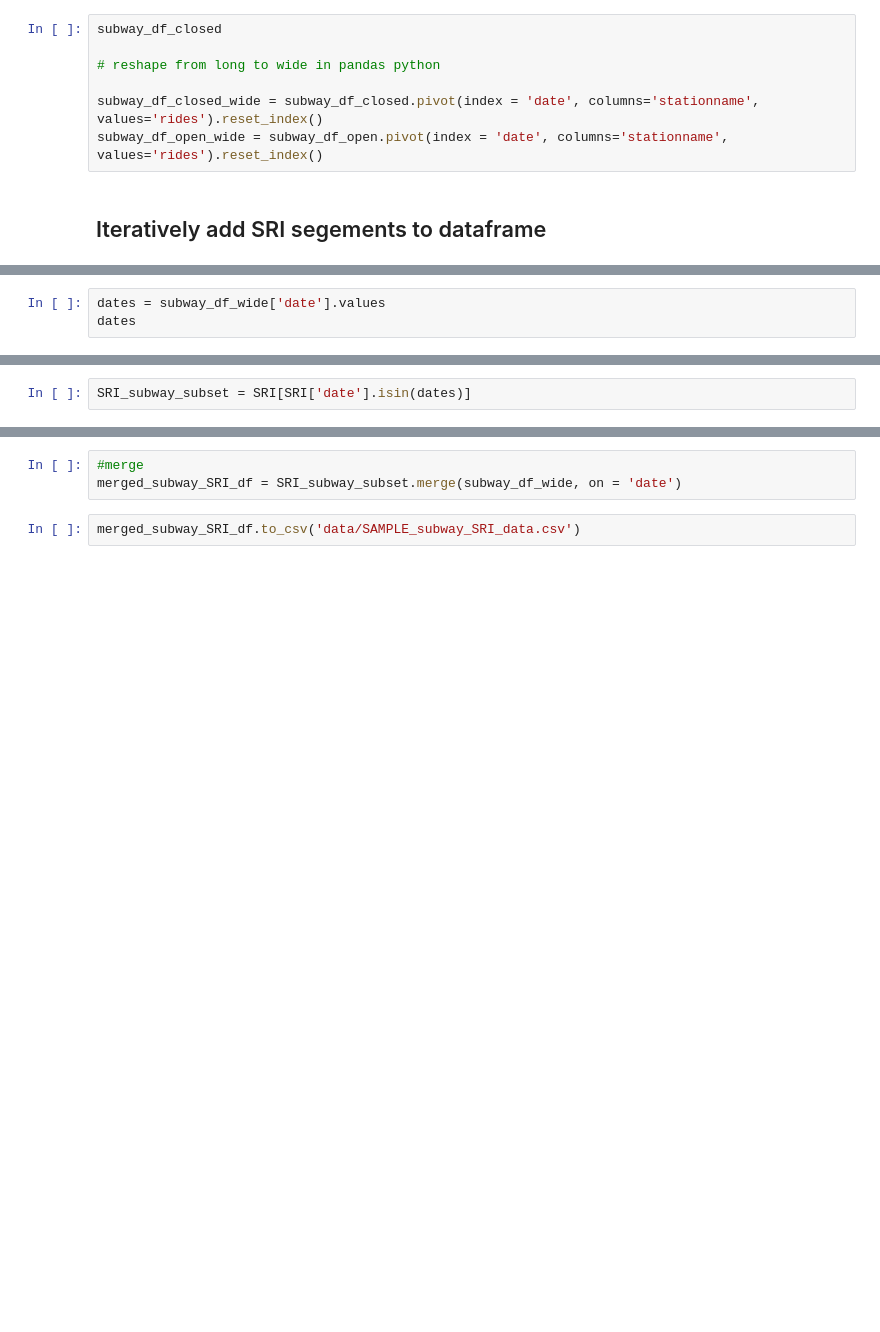
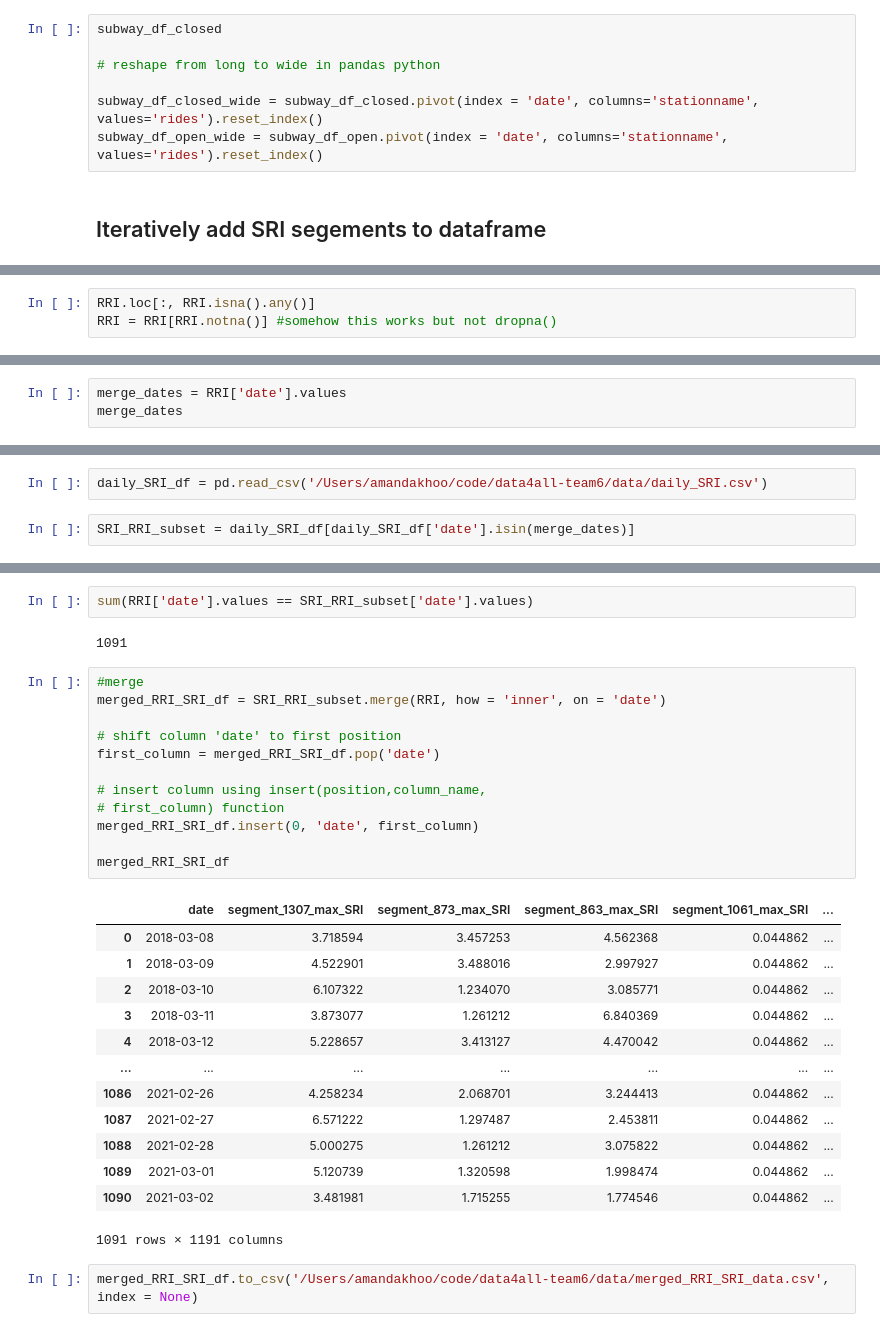
Before and after one commit to amandakhoo/data4all-team6, a Jupyter notebook: Reformatting Data for Model Building.ipynb, the cells around one changed output, grey strips where cells are left out. Drawn from its saved outputs; the diff is of its cells as text; blank space fills up the shorter version.

```diff
--- a/Reformatting Data for Model Building.ipynb
+++ b/Reformatting Data for Model Building.ipynb
@@ -143,0 +222,3 @@ daily_SRI_df
+# %%
+RRI.loc[:, RRI.isna().any()]
+RRI = RRI[RRI.notna()] #somehow this works but not dropna()
@@ -154,4 +317,4 @@ subway_df_wide['date'] = subway_df_wide['date'].dt.date.astype(str).values
 # %%
-dates = subway_df_wide['date'].values
-dates
+merge_dates = RRI['date'].values
+merge_dates
 # %% [output]
@@ -166,3 +323,5 @@ array(['2018-04-09', '2018-04-10', '2018-04-11', '2018-04-12',
+# %%
+daily_SRI_df = pd.read_csv('/Users/amandakhoo/code/data4all-team6/data/daily_SRI.csv')
 # %%
-SRI_subway_subset = SRI[SRI['date'].isin(dates)]
+SRI_RRI_subset = daily_SRI_df[daily_SRI_df['date'].isin(merge_dates)]
 # %%
@@ -188,6 +347,33 @@ Wilson                 float64
 Length: 145, dtype: object
+# %%
+sum(RRI['date'].values == SRI_RRI_subset['date'].values)
+# %% [output]
+1091
 # %%
 #merge
-merged_subway_SRI_df = SRI_subway_subset.merge(subway_df_wide, on = 'date')
+merged_RRI_SRI_df = SRI_RRI_subset.merge(RRI, how = 'inner', on = 'date')
+
+# shift column 'date' to first position
+first_column = merged_RRI_SRI_df.pop('date')
+
+# insert column using insert(position,column_name,
+# first_column) function
+merged_RRI_SRI_df.insert(0, 'date', first_column)
+
+merged_RRI_SRI_df
+# %% [output]
+|  | date | segment_1307_max_SRI | segment_873_max_SRI | segment_863_max_SRI | segment_1061_max_SRI | ... |
+| 0 | 2018-03-08 | 3.718594 | 3.457253 | 4.562368 | 0.044862 | ... |
+| 1 | 2018-03-09 | 4.522901 | 3.488016 | 2.997927 | 0.044862 | ... |
+| 2 | 2018-03-10 | 6.107322 | 1.234070 | 3.085771 | 0.044862 | ... |
+| 3 | 2018-03-11 | 3.873077 | 1.261212 | 6.840369 | 0.044862 | ... |
+| 4 | 2018-03-12 | 5.228657 | 3.413127 | 4.470042 | 0.044862 | ... |
+| ... | ... | ... | ... | ... | ... | ... |
+| 1086 | 2021-02-26 | 4.258234 | 2.068701 | 3.244413 | 0.044862 | ... |
+| 1087 | 2021-02-27 | 6.571222 | 1.297487 | 2.453811 | 0.044862 | ... |
+| 1088 | 2021-02-28 | 5.000275 | 1.261212 | 3.075822 | 0.044862 | ... |
+| 1089 | 2021-03-01 | 5.120739 | 1.320598 | 1.998474 | 0.044862 | ... |
+| 1090 | 2021-03-02 | 3.481981 | 1.715255 | 1.774546 | 0.044862 | ... |
+1091 rows × 1191 columns
 # %%
-merged_subway_SRI_df.to_csv('data/SAMPLE_subway_SRI_data.csv')
+merged_RRI_SRI_df.to_csv('/Users/amandakhoo/code/data4all-team6/data/merged_RRI_SRI_data.csv', index = None)
```
Also changed, not shown: parts of 25 cells of this notebook, 1 other file.
